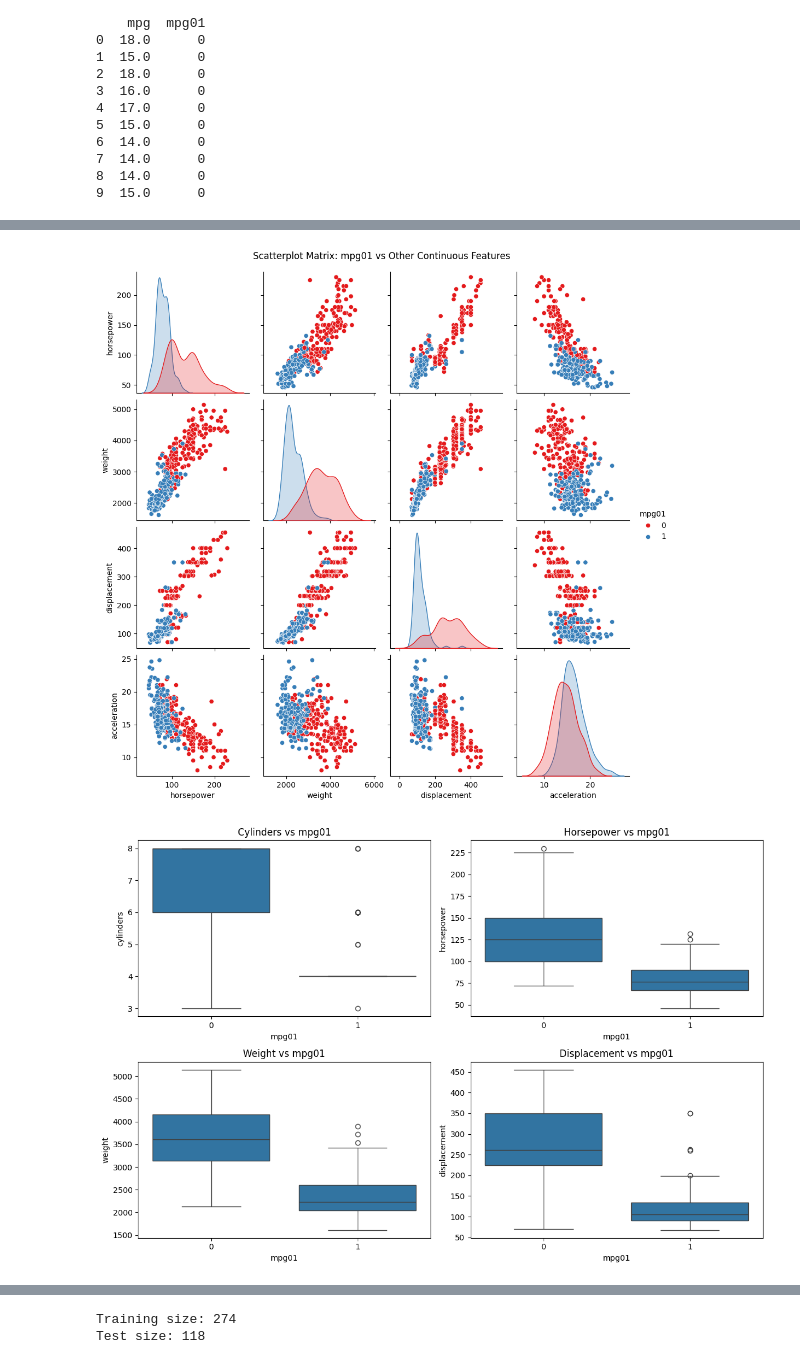
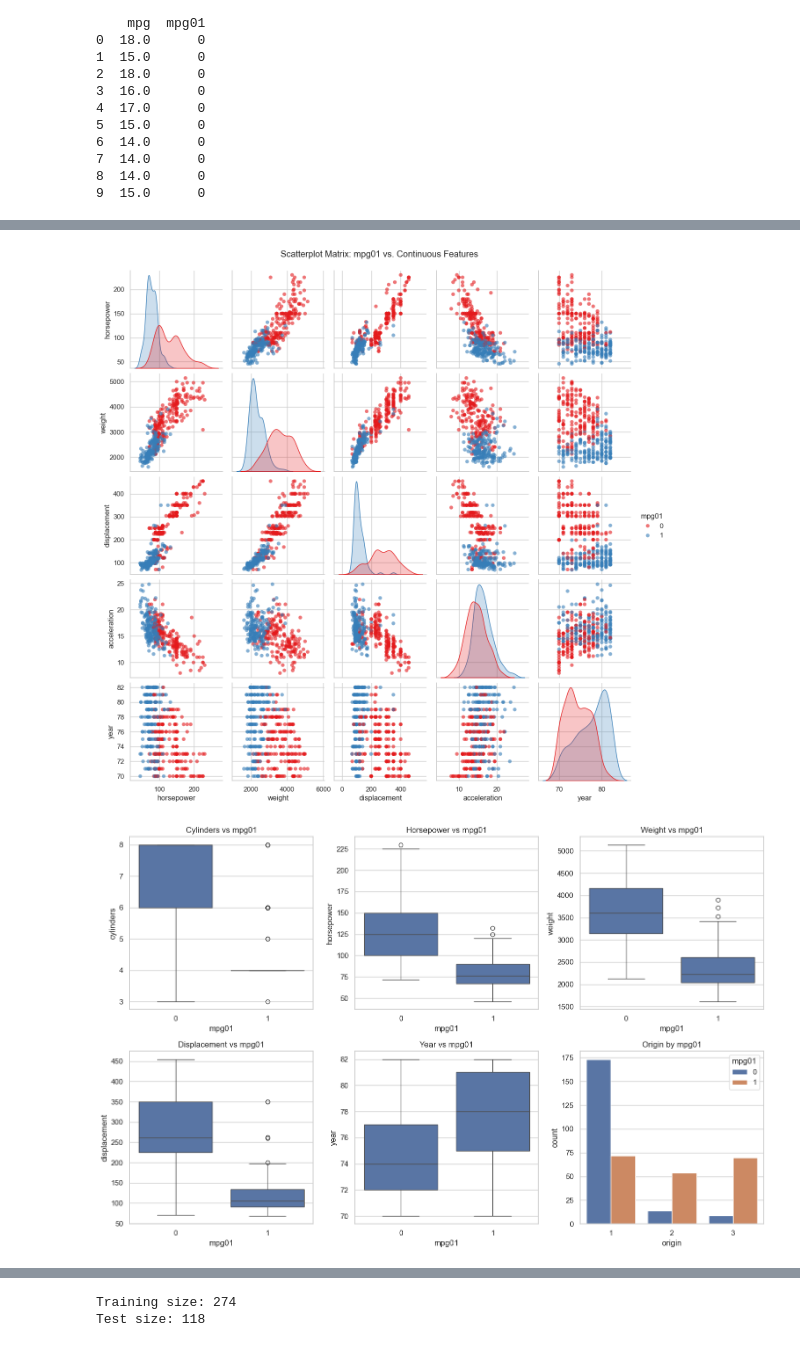
Before and after one commit to Tiff0416/2025AAE722_CarolineKuo, a Jupyter notebook: HW2/HW2_CarolineKuo.ipynb, the cells around one changed output, grey strips where cells are left out. Cells and saved outputs as stored; diff of their text form; code cells hidden in the pictures.

```diff
--- a/HW2/HW2_CarolineKuo.ipynb
+++ b/HW2/HW2_CarolineKuo.ipynb
@@ -32,52 +32,88 @@ Name: count, dtype: int64
 8  14.0      0
 9  15.0      0
 # %%
-# Problem 1 (b)
+# Problem 1 (b) — exploratory plots
 
 %pip install seaborn
+
+import pandas as pd
 import matplotlib.pyplot as plt
 import seaborn as sns
 
-sns.pairplot(Auto, vars=["horsepower", "weight", "displacement", "acceleration"],
-             hue="mpg01", palette="Set1", diag_kind="kde")
-plt.suptitle("Scatterplot Matrix: mpg01 vs Other Continuous Features", y=1.02)
+# Ensure numeric types and drop NA to avoid plotting issues
+Auto["horsepower"] = pd.to_numeric(Auto["horsepower"], errors="coerce")
+Auto["weight"] = pd.to_numeric(Auto["weight"], errors="coerce")
+Auto["displacement"] = pd.to_numeric(Auto["displacement"], errors="coerce")
+Auto["acceleration"] = pd.to_numeric(Auto["acceleration"], errors="coerce")
+Auto["year"] = pd.to_numeric(Auto["year"], errors="coerce")
+Auto["cylinders"] = pd.to_numeric(Auto["cylinders"], errors="coerce")
+Auto["origin"] = pd.to_numeric(Auto["origin"], errors="coerce")
+Auto = Auto.dropna(subset=["mpg01","horsepower","weight","displacement","acceleration","year","cylinders","origin"])
+
+sns.set_theme(style="whitegrid")
+
+# Scatterplot matrix for continuous features
+g = sns.pairplot(
+    Auto,
+    vars=["horsepower", "weight", "displacement", "acceleration", "year"],
+    hue="mpg01",
+    palette="Set1",
+    diag_kind="kde",
+    plot_kws=dict(alpha=0.6, edgecolor="none")
+)
+g.fig.suptitle("Scatterplot Matrix: mpg01 vs. Continuous Features", y=1.02)
 plt.show()
 
-plt.figure(figsize=(12,8))
-plt.subplot(2,2,1)
-sns.boxplot(x="mpg01", y="cylinders", data=Auto)
-plt.title("Cylinders vs mpg01")
+# Boxplots for variables strongly associated with mpg01
+fig, axes = plt.subplots(2, 3, figsize=(14, 9))
 
-plt.subplot(2,2,2)
-sns.boxplot(x="mpg01", y="horsepower", data=Auto)
-plt.title("Horsepower vs mpg01")
+sns.boxplot(x="mpg01", y="cylinders", data=Auto, ax=axes[0,0])
+axes[0,0].set_title("Cylinders vs mpg01")
 
-plt.subplot(2,2,3)
-sns.boxplot(x="mpg01", y="weight", data=Auto)
-plt.title("Weight vs mpg01")
+sns.boxplot(x="mpg01", y="horsepower", data=Auto, ax=axes[0,1])
+axes[0,1].set_title("Horsepower vs mpg01")
 
-plt.subplot(2,2,4)
-sns.boxplot(x="mpg01", y="displacement", data=Auto)
-plt.title("Displacement vs mpg01")
+sns.boxplot(x="mpg01", y="weight", data=Auto, ax=axes[0,2])
+axes[0,2].set_title("Weight vs mpg01")
 
-plt.tight_layout()
+sns.boxplot(x="mpg01", y="displacement", data=Auto, ax=axes[1,0])
+axes[1,0].set_title("Displacement vs mpg01")
+
+sns.boxplot(x="mpg01", y="year", data=Auto, ax=axes[1,1])
+axes[1,1].set_title("Year vs mpg01")
+
+# origin is categorical (1,2,3) -> use countplot with hue by mpg01
+sns.countplot(x="origin", hue="mpg01", data=Auto, ax=axes[1,2])
+axes[1,2].set_title("Origin by mpg01")
+
+fig.tight_layout()
 plt.show()
+
+# brief summary of findings
+print(
+    "Findings:\n"
+    "- mpg01=1 (high mpg) cars concentrate at LOWER horsepower, weight, and displacement; mpg01=0 at HIGHER values.\n"
+    "- Cylinders: strong separation—high mpg mostly 4 cylinders; low mpg often 6–8 cylinders.\n"
+    "- Acceleration: weak discriminator—distributions overlap substantially across mpg01 groups.\n"
+    "- Year: clear temporal trend—newer model years (late '70s–early '80s) correspond to higher mpg.\n"
+    "- Origin: composition differs by region—Origin 1 skews toward low mpg, while Origins 2–3 have a higher share of high-mpg cars.\n"
+)
 # %% [output]
 Requirement already satisfied: seaborn in /opt/anaconda3/envs/myenv/lib/python3.11/site-packages (0.13.2)
 Requirement already satisfied: numpy!=1.24.0,>=1.20 in /opt/anaconda3/envs/myenv/lib/python3.11/site-packages (from seaborn) (2.3.2)
 Requirement already satisfied: pandas>=1.2 in /opt/anaconda3/envs/myenv/lib/python3.11/site-packages (from seaborn) (2.3.2)
 Requirement already satisfied: matplotlib!=3.6.1,>=3.4 in /opt/anaconda3/envs/myenv/lib/python3.11/site-packages (from seaborn) (3.10.6)
 Requirement already satisfied: contourpy>=1.0.1 in /opt/anaconda3/envs/myenv/lib/python3.11/site-packages (from matplotlib!=3.6.1,>=3.4->seaborn) (1.3.3)
 Requirement already satisfied: cycler>=0.10 in /opt/anaconda3/envs/myenv/lib/python3.11/site-packages (from matplotlib!=3.6.1,>=3.4->seaborn) (0.12.1)
 Requirement already satisfied: fonttools>=4.22.0 in /opt/anaconda3/envs/myenv/lib/python3.11/site-packages (from matplotlib!=3.6.1,>=3.4->seaborn) (4.59.2)
 Requirement already satisfied: kiwisolver>=1.3.1 in /opt/anaconda3/envs/myenv/lib/python3.11/site-packages (from matplotlib!=3.6.1,>=3.4->seaborn) (1.4.9)
 Requirement already satisfied: packaging>=20.0 in /opt/anaconda3/envs/myenv/lib/python3.11/site-packages (from matplotlib!=3.6.1,>=3.4->seaborn) (25.0)
 Requirement already satisfied: pillow>=8 in /opt/anaconda3/envs/myenv/lib/python3.11/site-packages (from matplotlib!=3.6.1,>=3.4->seaborn) (11.3.0)
 Requirement already satisfied: pyparsing>=2.3.1 in /opt/anaconda3/envs/myenv/lib/python3.11/site-packages (from matplotlib!=3.6.1,>=3.4->seaborn) (3.2.3)
 Requirement already satisfied: python-dateutil>=2.7 in /opt/anaconda3/envs/myenv/lib/python3.11/site-packages (from matplotlib!=3.6.1,>=3.4->seaborn) (2.9.0.post0)
 Requirement already satisfied: pytz>=2020.1 in /opt/anaconda3/envs/myenv/lib/python3.11/site-packages (from pandas>=1.2->seaborn) (2025.2)
 Requirement already satisfied: tzdata>=2022.7 in /opt/anaconda3/envs/myenv/lib/python3.11/site-packages (from pandas>=1.2->seaborn) (2025.2)
 Requirement already satisfied: six>=1.5 in /opt/anaconda3/envs/myenv/lib/python3.11/site-packages (from python-dateutil>=2.7->matplotlib!=3.6.1,>=3.4->seaborn) (1.17.0)
 Note: you may need to restart the kernel to use updated packages.
-[figure, old version]
+[figure, new version]
-[figure, old version]
+[figure, new version]
```
Also changed, not shown: parts of 16 cells of this notebook.
